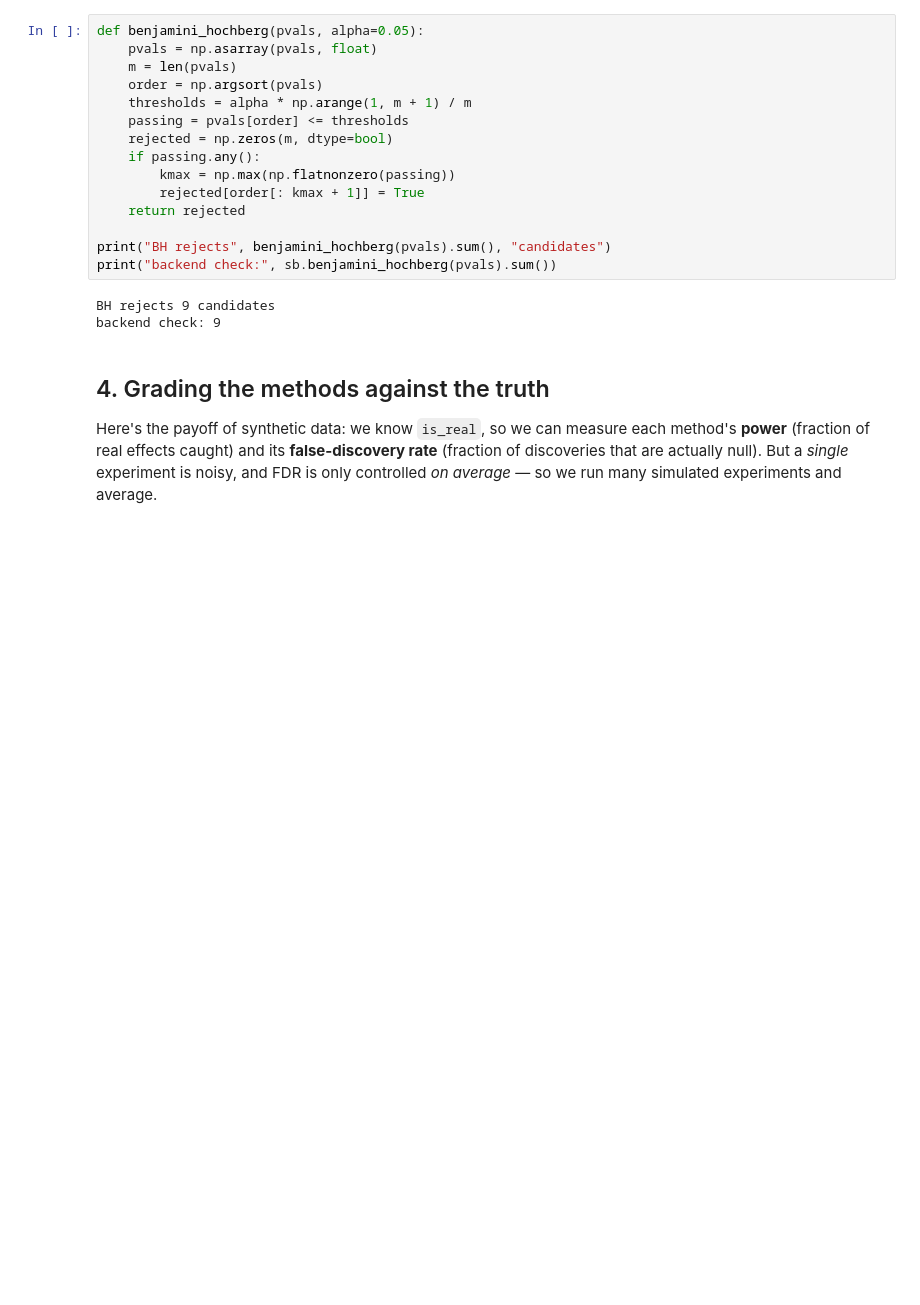
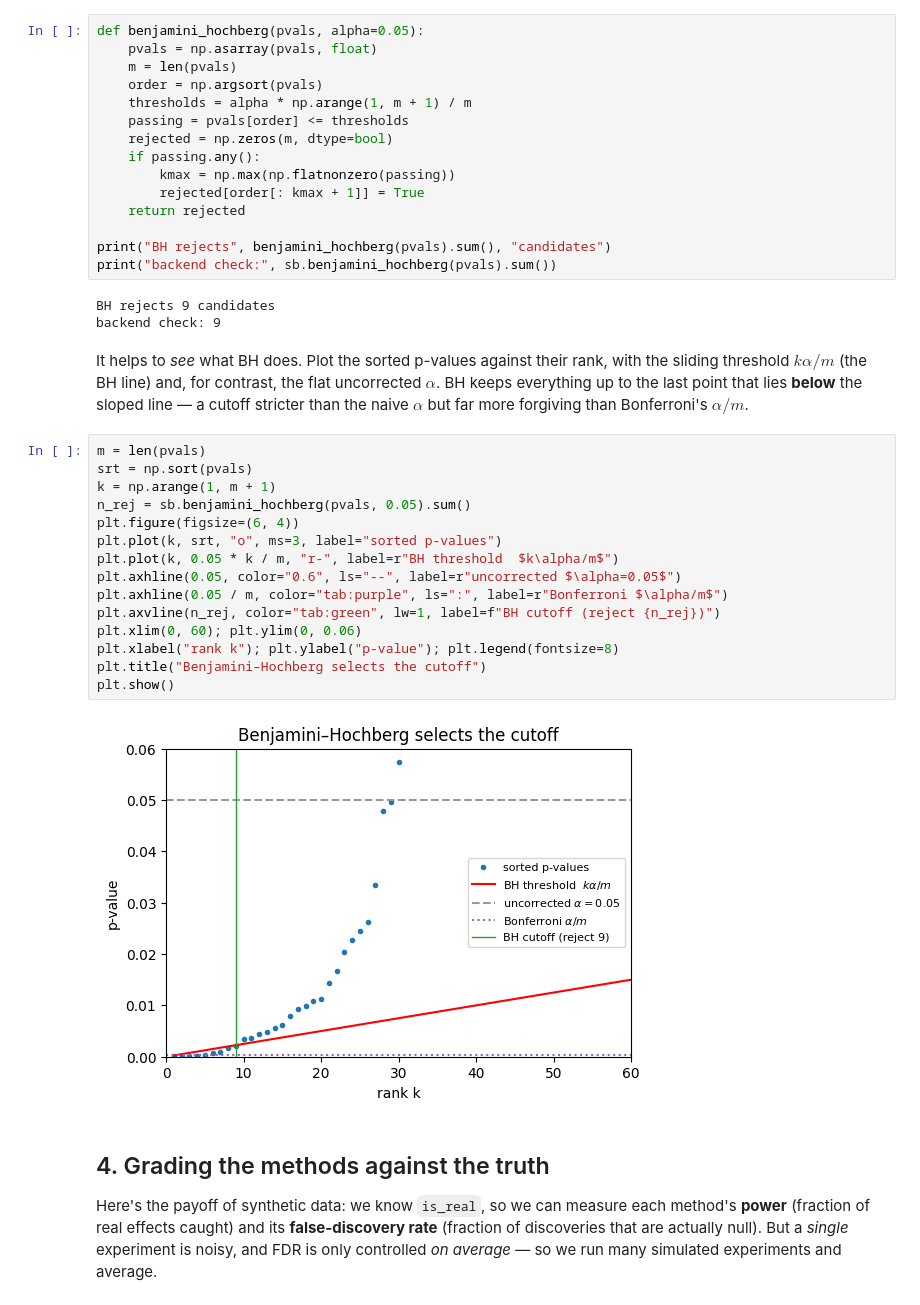
Before and after one commit to stootoon/swc-en-2026, a Jupyter notebook: behaviour/notebooks/10_multiple_comparisons_solutions.ipynb, the cells around one changed output. Drawn from its saved outputs; the diff is of its cells as text; blank space fills up the shorter version.

```diff
--- a/behaviour/notebooks/10_multiple_comparisons_solutions.ipynb
+++ b/behaviour/notebooks/10_multiple_comparisons_solutions.ipynb
@@ -130,6 +131,29 @@ print("backend check:", sb.benjamini_hochberg(pvals).sum())
 # %% [output]
 BH rejects 9 candidates
 backend check: 9
+# %% [markdown]
+It helps to *see* what BH does. Plot the sorted p-values against their rank, with the
+sliding threshold $k\alpha/m$ (the BH line) and, for contrast, the flat uncorrected
+$\alpha$. BH keeps everything up to the last point that lies **below** the sloped
+line — a cutoff stricter than the naive $\alpha$ but far more forgiving than
+Bonferroni's $\alpha/m$.
+# %%
+m = len(pvals)
+srt = np.sort(pvals)
+k = np.arange(1, m + 1)
+n_rej = sb.benjamini_hochberg(pvals, 0.05).sum()
+plt.figure(figsize=(6, 4))
+plt.plot(k, srt, "o", ms=3, label="sorted p-values")
+plt.plot(k, 0.05 * k / m, "r-", label=r"BH threshold  $k\alpha/m$")
+plt.axhline(0.05, color="0.6", ls="--", label=r"uncorrected $\alpha=0.05$")
+plt.axhline(0.05 / m, color="tab:purple", ls=":", label=r"Bonferroni $\alpha/m$")
+plt.axvline(n_rej, color="tab:green", lw=1, label=f"BH cutoff (reject {n_rej})")
+plt.xlim(0, 60); plt.ylim(0, 0.06)
+plt.xlabel("rank k"); plt.ylabel("p-value"); plt.legend(fontsize=8)
+plt.title("Benjamini–Hochberg selects the cutoff")
+plt.show()
+# %% [output]
+[figure, added]
 # %% [markdown]
 ## 4. Grading the methods against the truth
 
```
Also changed, not shown: parts of 1 cell of this notebook, 12 other files.
